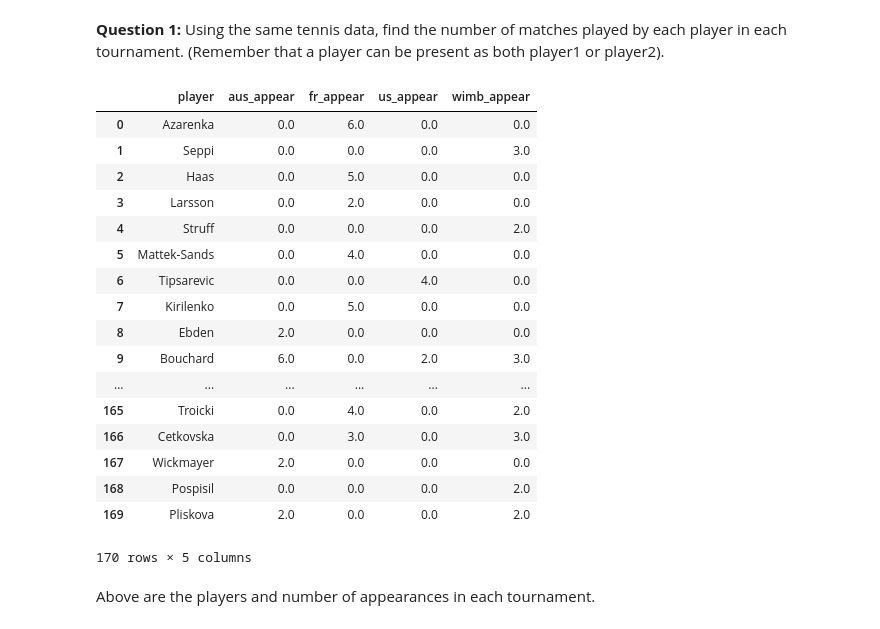
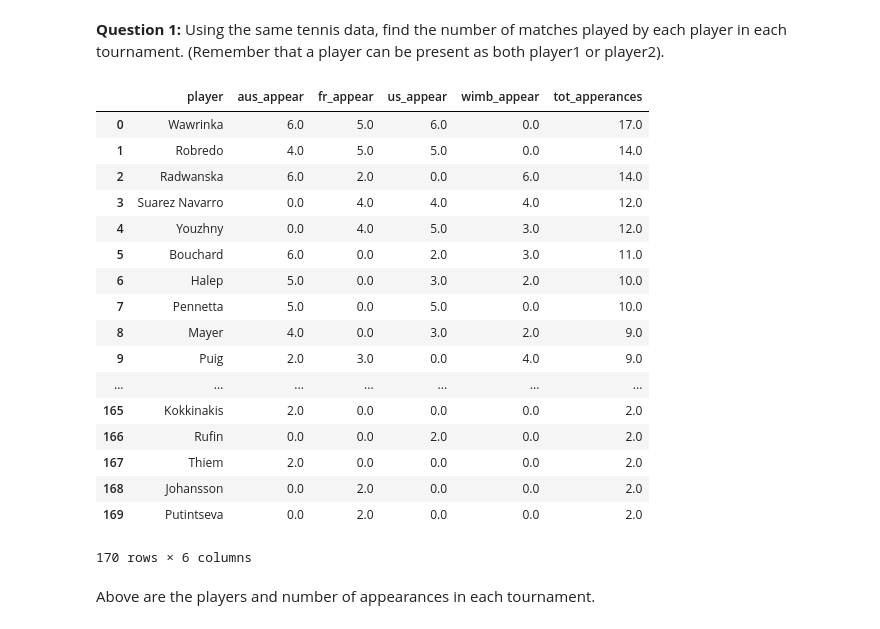
Before and after one commit to luketibbott/SQL, a Jupyter notebook: challenge-4.ipynb, the cells around one changed output. Cells and saved outputs as stored; diff of their text form; code cells hidden in the pictures.

```diff
--- a/challenge-4.ipynb
+++ b/challenge-4.ipynb
@@ -54,55 +54,55 @@ cnx.table_names()
 # %%
 pd.read_sql_query('''
                          /* Women player 1 */
-                    WITH t1 AS (SELECT DISTINCT al.player1 ALp1, COUNT(al.player1) ALc1
+                    WITH t1 AS (SELECT al.player1 ALp1, COUNT(al.player1) ALc1
                                 FROM aus_ladies_2013 al
                                 GROUP BY 1),
-                         t2 AS (SELECT DISTINCT fl.player1 FLp1, COUNT(fl.player1) FLc1
+                         t2 AS (SELECT fl.player1 FLp1, COUNT(fl.player1) FLc1
                                 FROM french_ladies_2013 fl
                                 GROUP BY 1),
-                         t3 AS (SELECT DISTINCT usl.player1 USLp1, COUNT(usl.player1) USLc1
+                         t3 AS (SELECT usl.player1 USLp1, COUNT(usl.player1) USLc1
                                 FROM us_ladies_2013 usl
                                 GROUP BY 1),
-                         t4 AS (SELECT DISTINCT wl.player1 WLp1, COUNT(wl.player1) WLc1
+                         t4 AS (SELECT wl.player1 WLp1, COUNT(wl.player1) WLc1
                                 FROM wimbledon_ladies_2013 wl
                                 GROUP BY 1),
                          /* Women player 2 */
-                         t5 AS (SELECT DISTINCT al.player2 ALp2, COUNT(al.player2) ALc2
+                         t5 AS (SELECT al.player2 ALp2, COUNT(al.player2) ALc2
                                 FROM aus_ladies_2013 al
                                 GROUP BY 1),
-                         t6 AS (SELECT DISTINCT fl.player2 FLp2, COUNT(fl.player2) FLc2
+                         t6 AS (SELECT fl.player2 FLp2, COUNT(fl.player2) FLc2
                                 FROM french_ladies_2013 fl
                                 GROUP BY 1),
-                         t7 AS (SELECT DISTINCT usl.player2 USLp2, COUNT(usl.player2) USLc2
+                         t7 AS (SELECT usl.player2 USLp2, COUNT(usl.player2) USLc2
                                 FROM us_ladies_2013 usl
                                 GROUP BY 1),
-                         t8 AS (SELECT DISTINCT wl.player2 WLp2, COUNT(wl.player2) WLc2
+                         t8 AS (SELECT wl.player2 WLp2, COUNT(wl.player2) WLc2
                                 FROM wimbledon_ladies_2013 wl
                                 GROUP BY 1),
                          /* Men player 1 */
-                         t9 AS (SELECT DISTINCT am.player1 amp1, COUNT(am.player1) amc1
+                         t9 AS (SELECT am.player1 amp1, COUNT(am.player1) amc1
                                 FROM aus_men_2013 am
                                 GROUP BY 1),
-                         t10 AS (SELECT DISTINCT fm.player1 fmp1, COUNT(fm.player1) fmc1
+                         t10 AS (SELECT fm.player1 fmp1, COUNT(fm.player1) fmc1
                                 FROM french_men_2013 fm
                                 GROUP BY 1),
-                         t11 AS (SELECT DISTINCT usm.player1 usmp1, COUNT(usm.player1) usmc1
+                         t11 AS (SELECT usm.player1 usmp1, COUNT(usm.player1) usmc1
                                  FROM us_men_2013 usm
                                  GROUP BY 1),
-                         t12 AS (SELECT DISTINCT wm.player1 wmp1, COUNT(wm.player1) wmc1
+                         t12 AS (SELECT wm.player1 wmp1, COUNT(wm.player1) wmc1
                                 FROM wimbledon_men_2013 wm
                                 GROUP BY 1),
                         /* Men player 2 */
-                         t13 AS (SELECT DISTINCT am.player2 amp2, COUNT(am.player2) amc2
+                         t13 AS (SELECT am.player2 amp2, COUNT(am.player2) amc2
                                 FROM aus_men_2013 am
                                 GROUP BY 1),
-                         t14 AS (SELECT DISTINCT fm.player2 fmp2, COUNT(fm.player2) fmc2
+                         t14 AS (SELECT fm.player2 fmp2, COUNT(fm.player2) fmc2
                                 FROM french_men_2013 fm
                                 GROUP BY 1),
-                         t15 AS (SELECT DISTINCT usm.player2 usmp2, COUNT(usm.player2) usmc2
+                         t15 AS (SELECT usm.player2 usmp2, COUNT(usm.player2) usmc2
                                  FROM us_men_2013 usm
                                  GROUP BY 1),
-                         t16 AS (SELECT DISTINCT wm.player2 wmp2, COUNT(wm.player2) wmc2
+                         t16 AS (SELECT wm.player2 wmp2, COUNT(wm.player2) wmc2
                                 FROM wimbledon_men_2013 wm
                                 GROUP BY 1),
 
@@ -203,55 +203,59 @@ pd.read_sql_query('''
                                         OR RIGHT(fmp1, CHAR_LENGTH(fmp1) - POSITION (' ' IN fmp1)) = um.men_players
                                         OR RIGHT(usmp1, CHAR_LENGTH(usmp1) - POSITION(' ' IN usmp1)) = um.men_players
                                         OR RIGHT(wmp1, CHAR_LENGTH(wmp1) - POSITION('.' IN wmp1)) = um.men_players),
 
                     tourn_appearances_women AS (SELECT uw.women_players, wa.aus_ladies_app australian_appearances,
                                        wa.french_ladies_app french_appearances, wa.us_ladies_app US_appearances,
                                        wa.wimb_ladies_app wimbledon_appearances
                                     FROM unique_women uw
                                     JOIN women_app wa
                                     ON RIGHT(wa.alp1, CHAR_LENGTH(alp1) - POSITION(' ' IN alp1)) = uw.women_players
                                         OR RIGHT(wa.flp1, CHAR_LENGTH(flp1) - POSITION(' ' IN flp1)) = uw.women_players
                                         OR RIGHT(wa.uslp1, CHAR_LENGTH(uslp1) - POSITION(' ' IN uslp1)) = uw.women_players
                                         OR RIGHT(wa.wlp1, CHAR_LENGTH(wlp1) - POSITION('.' IN wlp1)) = uw.women_players),
 
                     women_solution AS (SELECT women_players AS player, SUM(australian_appearances) aus_appear,
                                    SUM(french_appearances) fr_appear, SUM(us_appearances) us_appear,
                                    SUM(wimbledon_appearances) wimb_appear
                                     FROM tourn_appearances_women
                                     GROUP BY 1),
 
                     men_solution AS (SELECT men_players AS player, SUM(australian_appearances) aus_appear,
                                     SUM(french_appearances) fr_appear, SUM(us_appearances) us_appear,
                                     SUM(wimbledon_appearances) wimb_appear
                                     FROM tourn_appearances_men
-                                    GROUP BY 1)
+                                    GROUP BY 1),
 
-
-                    SELECT *
+                    all_appearances AS (SELECT *
                     FROM women_solution
                     UNION
                     SELECT *
-                    FROM men_solution;
+                    FROM men_solution)
+
+                    SELECT player, aus_appear, fr_appear, us_appear, wimb_appear,
+                    (aus_appear + fr_appear + us_appear + wimb_appear) AS tot_apperances
+                    FROM all_appearances
+                    ORDER BY 6 DESC;
                   ''', cnx)
 # %% [output]
-|  | player | aus_appear | fr_appear | us_appear | wimb_appear |
-| 0 | Azarenka | 0.0 | 6.0 | 0.0 | 0.0 |
-| 1 | Seppi | 0.0 | 0.0 | 0.0 | 3.0 |
-| 2 | Haas | 0.0 | 5.0 | 0.0 | 0.0 |
-| 3 | Larsson | 0.0 | 2.0 | 0.0 | 0.0 |
-| 4 | Struff | 0.0 | 0.0 | 0.0 | 2.0 |
-| 5 | Mattek-Sands | 0.0 | 4.0 | 0.0 | 0.0 |
-| 6 | Tipsarevic | 0.0 | 0.0 | 4.0 | 0.0 |
-| 7 | Kirilenko | 0.0 | 5.0 | 0.0 | 0.0 |
-| 8 | Ebden | 2.0 | 0.0 | 0.0 | 0.0 |
-| 9 | Bouchard | 6.0 | 0.0 | 2.0 | 3.0 |
-| ... | ... | ... | ... | ... | ... |
-| 165 | Troicki | 0.0 | 4.0 | 0.0 | 2.0 |
-| 166 | Cetkovska | 0.0 | 3.0 | 0.0 | 3.0 |
-| 167 | Wickmayer | 2.0 | 0.0 | 0.0 | 0.0 |
-| 168 | Pospisil | 0.0 | 0.0 | 0.0 | 2.0 |
-| 169 | Pliskova | 2.0 | 0.0 | 0.0 | 2.0 |
+|  | player | aus_appear | fr_appear | us_appear | wimb_appear | tot_apperances |
+| 0 | Wawrinka | 6.0 | 5.0 | 6.0 | 0.0 | 17.0 |
+| 1 | Robredo | 4.0 | 5.0 | 5.0 | 0.0 | 14.0 |
+| 2 | Radwanska | 6.0 | 2.0 | 0.0 | 6.0 | 14.0 |
+| 3 | Suarez Navarro | 0.0 | 4.0 | 4.0 | 4.0 | 12.0 |
+| 4 | Youzhny | 0.0 | 4.0 | 5.0 | 3.0 | 12.0 |
+| 5 | Bouchard | 6.0 | 0.0 | 2.0 | 3.0 | 11.0 |
+| 6 | Halep | 5.0 | 0.0 | 3.0 | 2.0 | 10.0 |
+| 7 | Pennetta | 5.0 | 0.0 | 5.0 | 0.0 | 10.0 |
+| 8 | Mayer | 4.0 | 0.0 | 3.0 | 2.0 | 9.0 |
+| 9 | Puig | 2.0 | 3.0 | 0.0 | 4.0 | 9.0 |
+| ... | ... | ... | ... | ... | ... | ... |
+| 165 | Kokkinakis | 2.0 | 0.0 | 0.0 | 0.0 | 2.0 |
+| 166 | Rufin | 0.0 | 0.0 | 2.0 | 0.0 | 2.0 |
+| 167 | Thiem | 2.0 | 0.0 | 0.0 | 0.0 | 2.0 |
+| 168 | Johansson | 0.0 | 2.0 | 0.0 | 0.0 | 2.0 |
+| 169 | Putintseva | 0.0 | 2.0 | 0.0 | 0.0 | 2.0 |
-170 rows × 5 columns
+170 rows × 6 columns
 # %% [markdown]
 Above are the players and number of appearances in each tournament.
 # %% [markdown]
```
Also changed, not shown: parts of 3 cells of this notebook.
